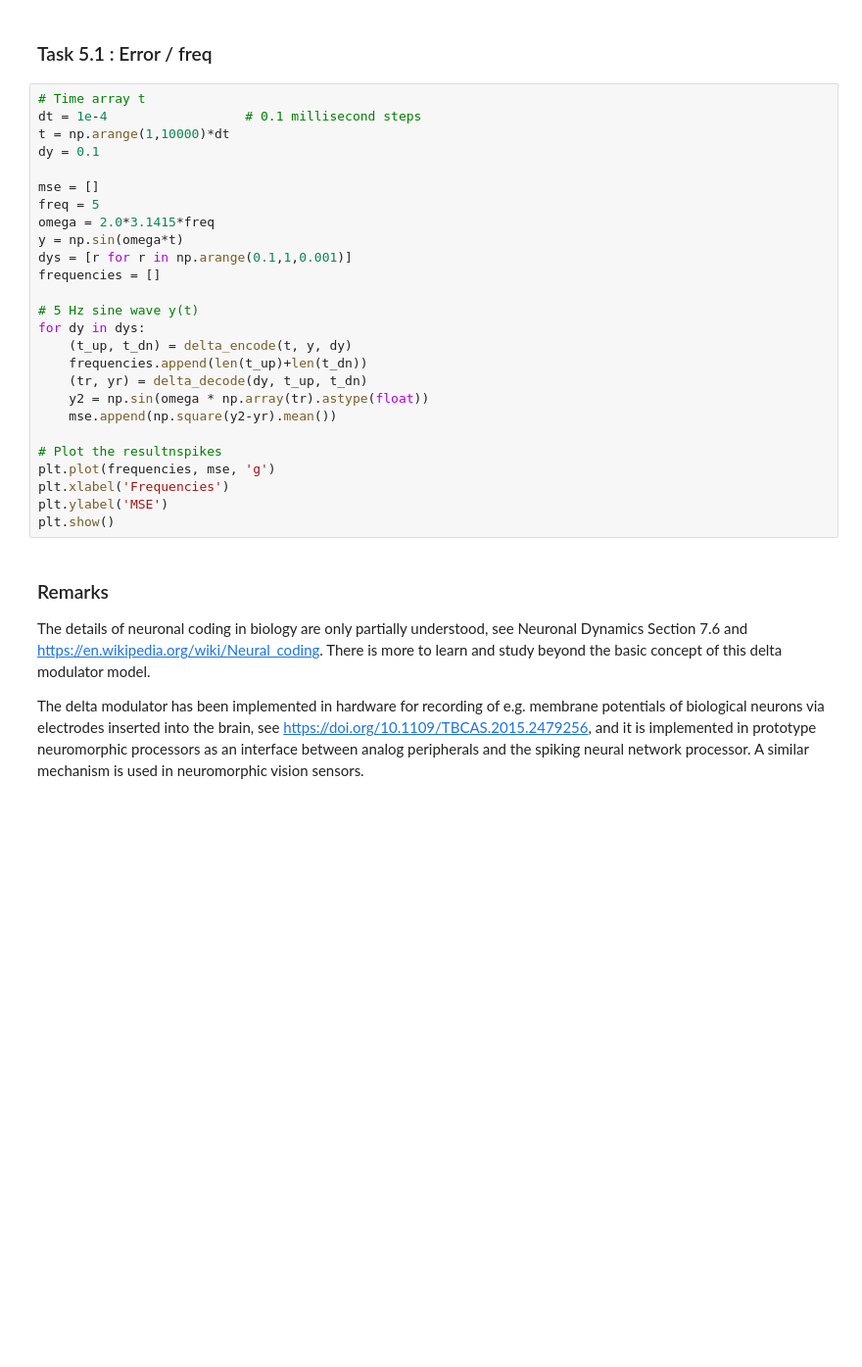
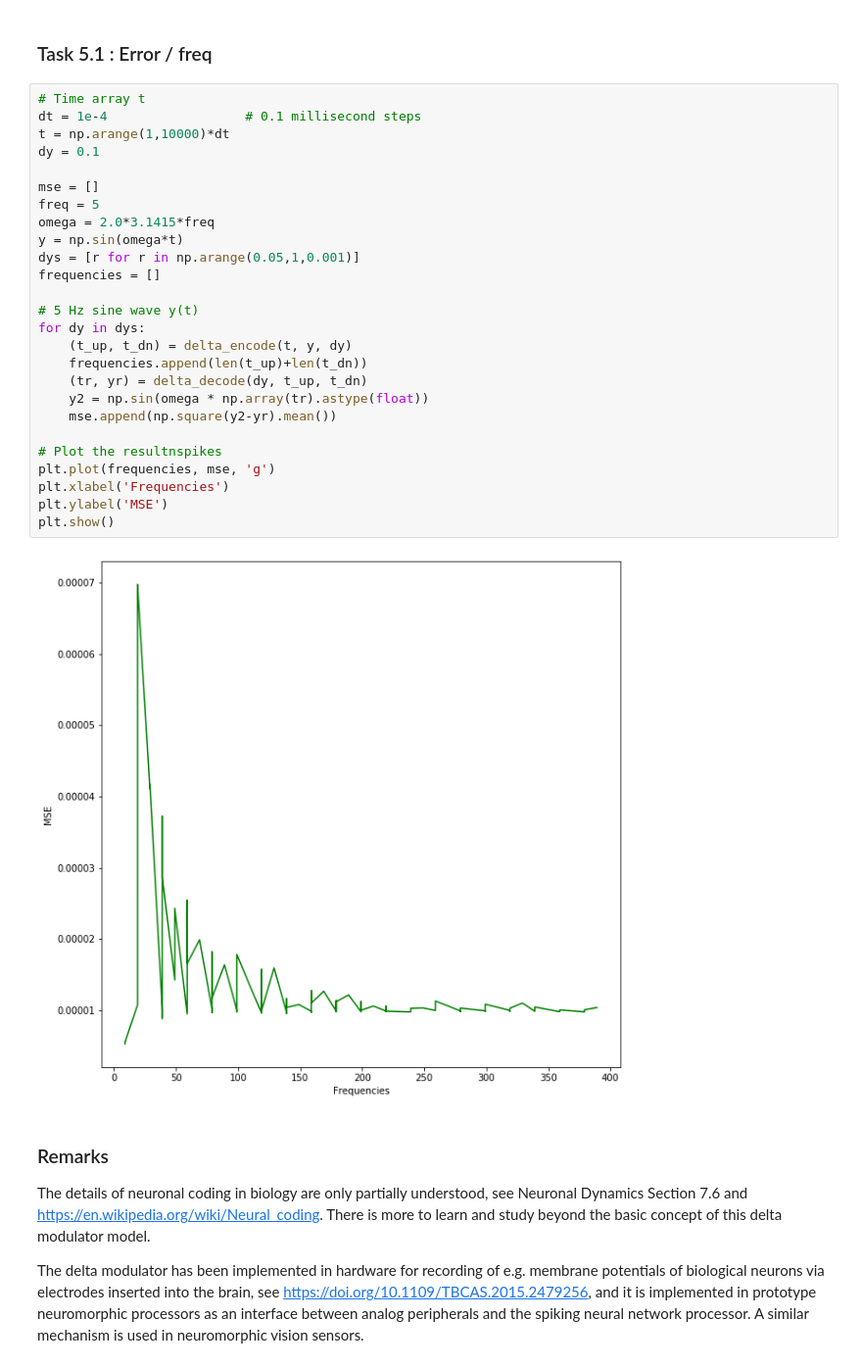
Before and after one commit to Zaabon/D7046E-Exercises, a Jupyter notebook: Exercise3.ipynb, the cells around one changed output. Shown at 98% size. Drawn from its saved outputs; the diff is of its cells as text; blank space fills up the shorter version.

```diff
--- a/Exercise3.ipynb
+++ b/Exercise3.ipynb
@@ -637,29 +733,31 @@ plt.show()
 # %%
 # Time array t
 dt = 1e-4                  # 0.1 millisecond steps
 t = np.arange(1,10000)*dt
 dy = 0.1
 
 mse = []
 freq = 5
 omega = 2.0*3.1415*freq
 y = np.sin(omega*t)
-dys = [r for r in np.arange(0.1,1,0.001)]
+dys = [r for r in np.arange(0.05,1,0.001)]
 frequencies = []
 
 # 5 Hz sine wave y(t)
 for dy in dys:
     (t_up, t_dn) = delta_encode(t, y, dy)
     frequencies.append(len(t_up)+len(t_dn))
     (tr, yr) = delta_decode(dy, t_up, t_dn)
     y2 = np.sin(omega * np.array(tr).astype(float))
     mse.append(np.square(y2-yr).mean())
 
 # Plot the resultnspikes
 plt.plot(frequencies, mse, 'g')
 plt.xlabel('Frequencies')
 plt.ylabel('MSE')
 plt.show()
+# %% [output]
+[figure, added]
 # %% [markdown]
 ### Remarks
 
```
Also changed, not shown: parts of 14 cells of this notebook.
